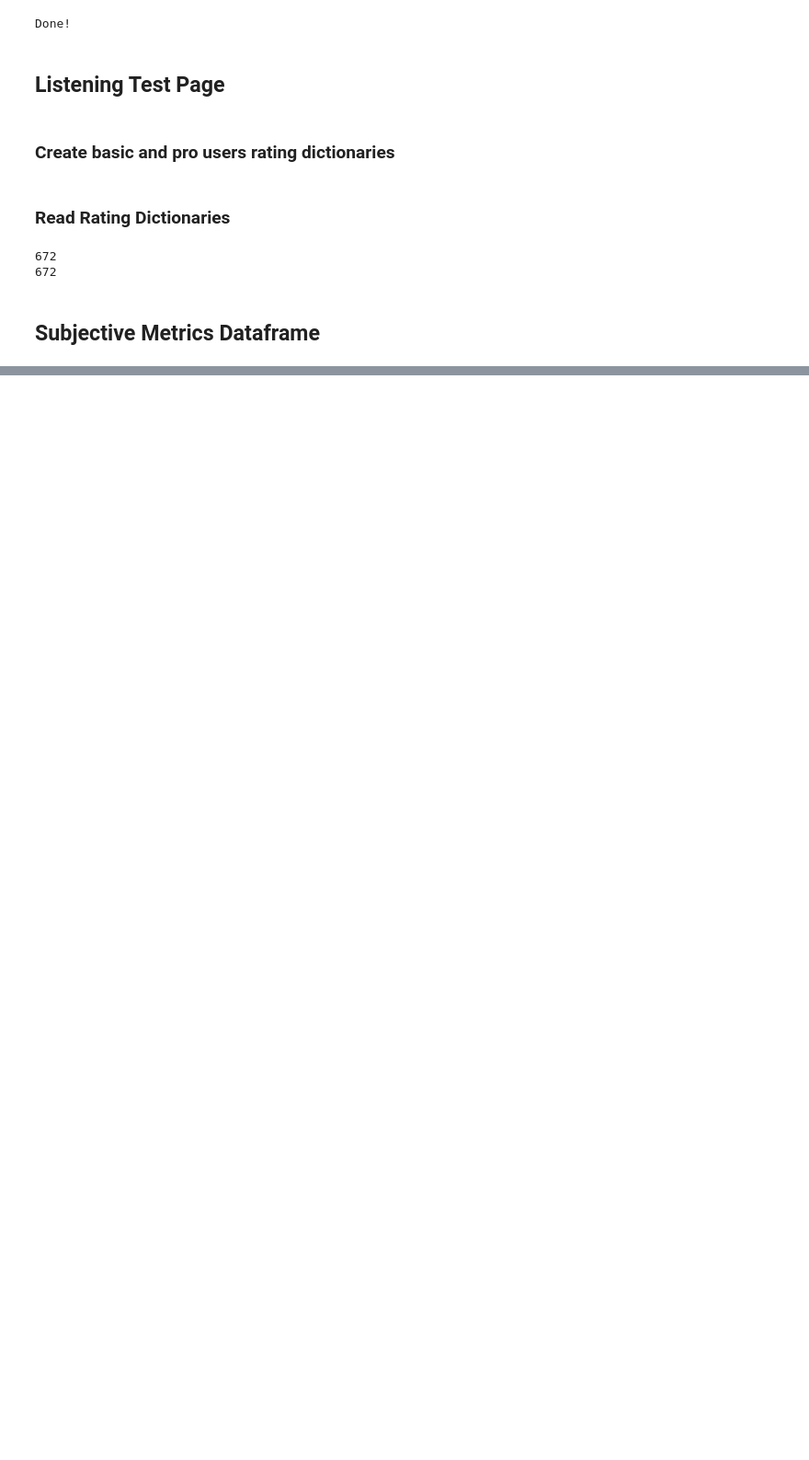
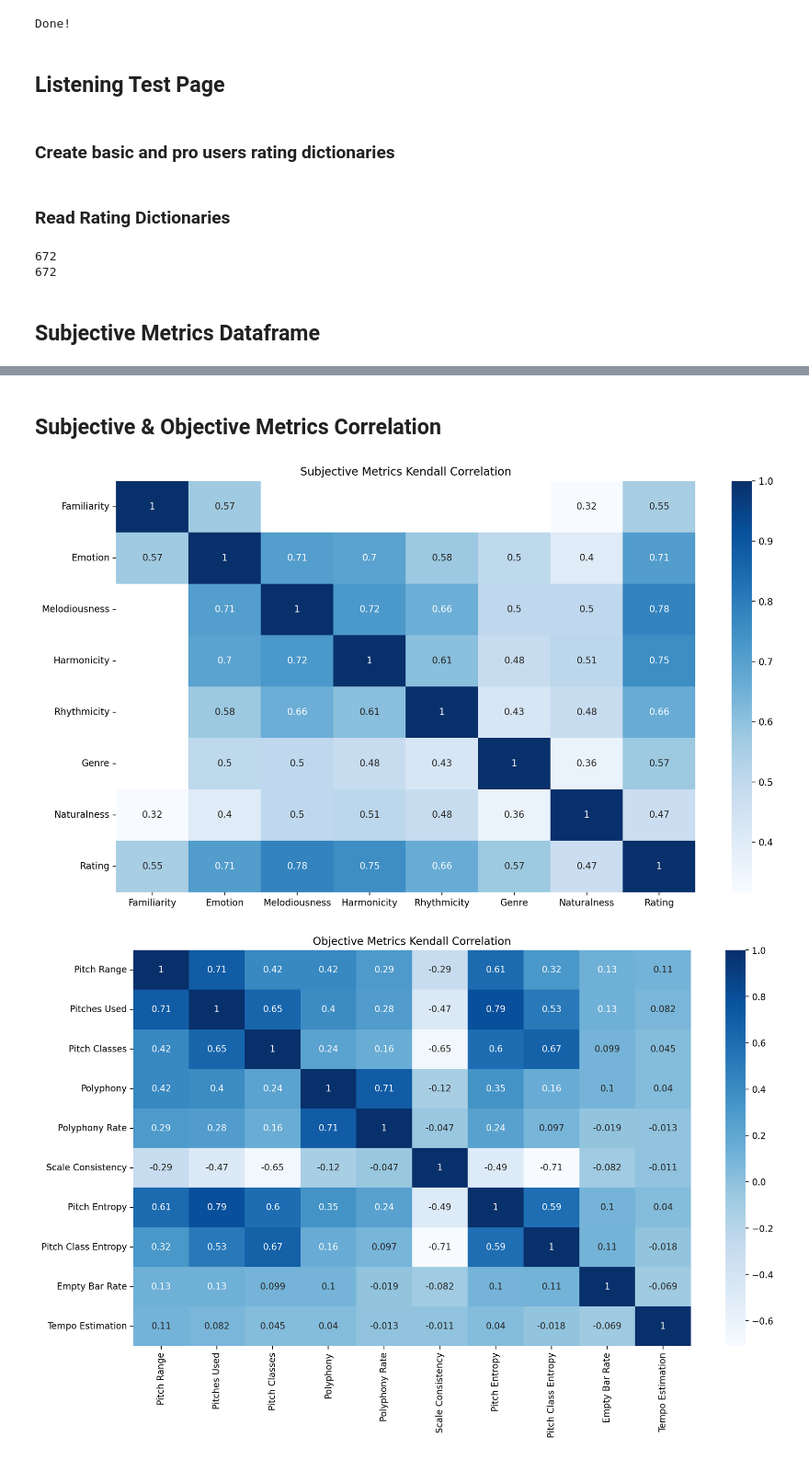
Before and after one commit to aggelostais/piano-music-generation, a Jupyter notebook: sub-eval.ipynb, the cells around one changed output, grey strips where cells are left out. Shown at 92% size. Saved outputs shown, nothing was run; the diff lists cells and outputs as text; code cells hidden in the pictures; blank space fills up the shorter version.

Commit message:
Add obj, sub correlations

```diff
--- a/sub-eval.ipynb
+++ b/sub-eval.ipynb
@@ -433,0 +294,7 @@ for metric in tqdm(["Familiarity","Emotion", "Naturalness", "Rating"]):
+# %%
+datasets=['adl-piano-midi','ailabs1k7','GiantMIDI-Piano',
+          'Los-Angeles-MIDI-\nDataset-segment','maestro-v3.0.0','Rock-Piano-\nMIDI-Dataset']
+dataset_types=["Training Dataset","Music Transformer Outputs","Perceiver-AR Outputs"]
+metrics=[ "Familiarity","Emotion","Melodiousness","Harmonicity","Rhythmicity","Genre","Naturalness","Rating"]
+basic_metrics=["Familiarity","Emotion","Naturalness","Rating"]
+pro_metrics=["Emotion", "Melodiousness", "Harmonicity", "Rhythmicity", "Genre", "Naturalness", "Rating"]
@@ -433,0 +774,44 @@ for metric in tqdm(["Familiarity","Emotion", "Naturalness", "Rating"]):
+# %% [markdown]
+## Subjective & Objective Metrics Correlation
+# %%
+df_sub = pd.read_pickle('/home/astais/ratings_dataframe.pkl')
+df_sub_cor=df_sub.copy()
+df_sub_cor.drop('Number', inplace=True, axis=1)
+df_sub_cor=df_sub_cor.corr(method='kendall')
+
+df_obj = pd.read_pickle('/data/data1/users/astais/Objective-Evaluation/metrics-files/dataframe.pkl')
+df_obj_cor=df_obj.copy()
+df_obj_cor.drop('Number', inplace=True, axis=1)
+df_obj_cor=df_obj_cor.corr(method='kendall')
+
+df_merged = pd.merge(df_sub, df_obj, on=['Dataset','Dataset Type','Number'])
+df_merged.drop('Number', inplace=True, axis=1)
+df_merged_cor = df_merged.corr(method='kendall')
+
+plt.figure(figsize=(14,8))
+g=sns.heatmap(df_sub_cor, annot=True, cmap='Blues')
+g.set(title ="Subjective Metrics Kendall Correlation")
+g.figure.savefig("sub-metrics-correlation.png",dpi=300,bbox_inches='tight')
+
+plt.figure(figsize=(14,8))
+g=sns.heatmap(df_obj_cor, annot=True, cmap='Blues')
+g.set(title ="Objective Metrics Kendall Correlation")
+g.figure.savefig("obj-metrics-correlation.png",dpi=300,bbox_inches='tight')
+
+plt.figure(figsize=(14,8))
+g=sns.heatmap(df_merged_cor, annot=True, cmap='Blues')
+g.set(title ="Subjective-Objective Metrics Kendall Correlation")
+g.figure.savefig("sub-obj-metrics-correlation.png",dpi=300,bbox_inches='tight')
+
+
+writer = pd.ExcelWriter('correlations.xlsx', engine='xlsxwriter')
+# write each dataframe to a different worksheet
+df_sub_cor.to_excel(writer, sheet_name='Sub Metrics Correlations')
+df_obj_cor.to_excel(writer, sheet_name='Obj Metrics Correlations')
+df_merged_cor.to_excel(writer, sheet_name='Sub-Obj Metrics Correlations')
+
+# save the Excel file
+writer.save()
+# %% [output]
+[figure, added]
+[figure, added]
```
Also changed, not shown: parts of 24 cells of this notebook, 2 other files.
